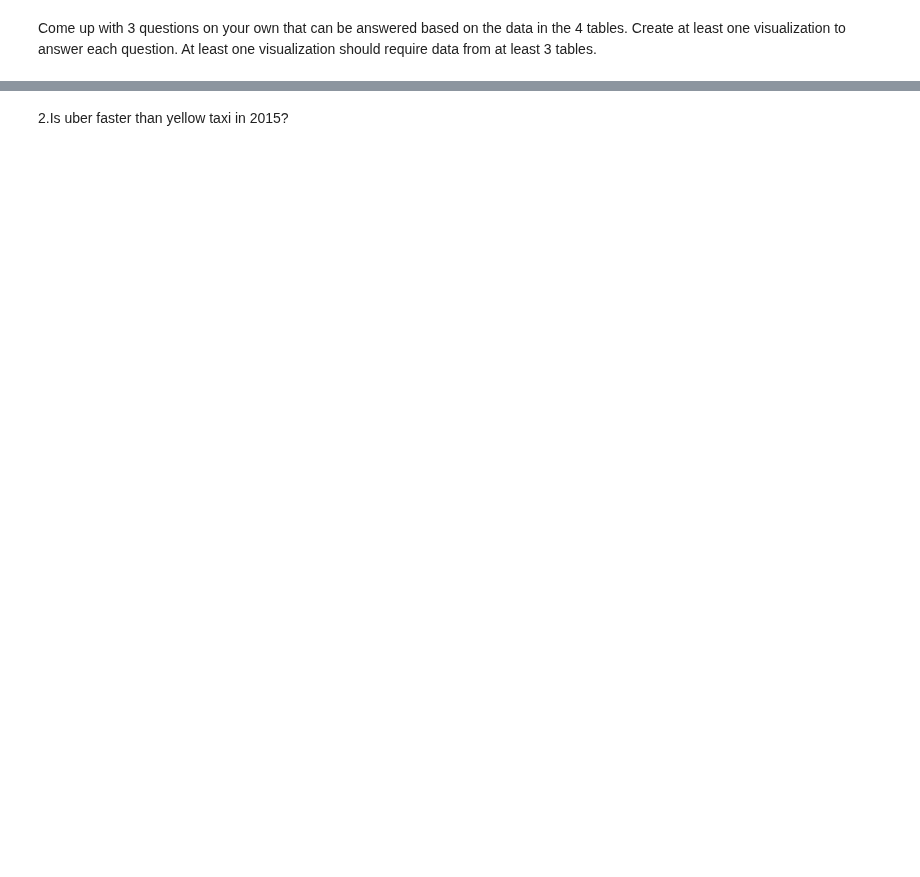
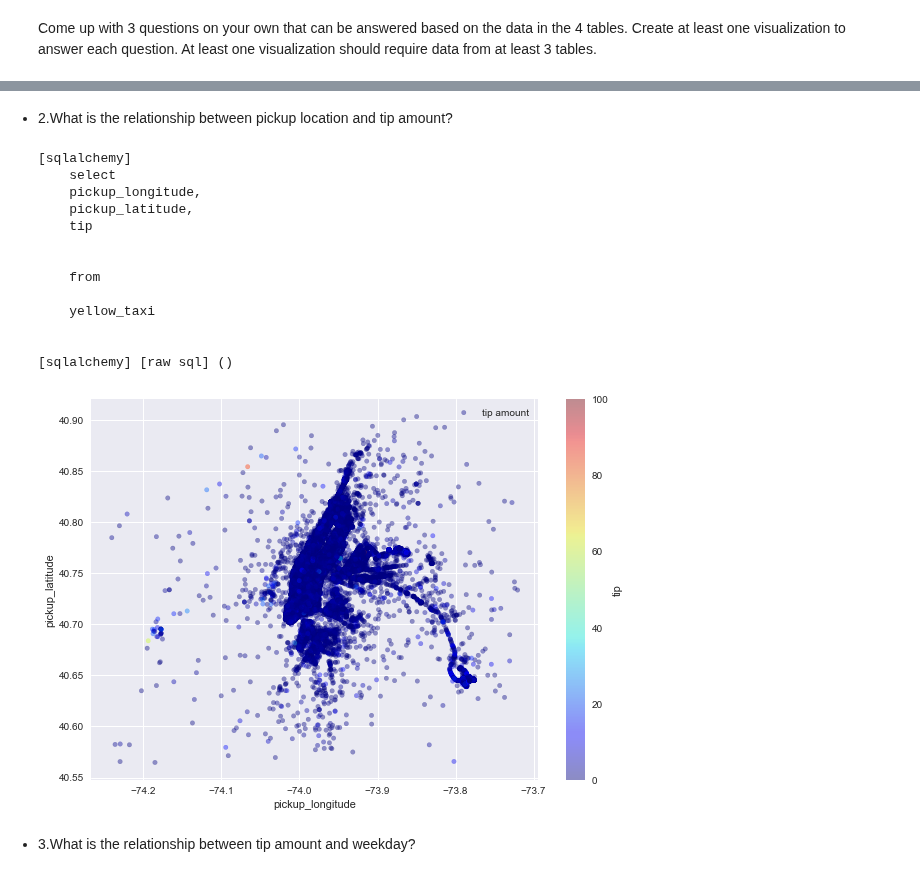
Before and after one commit to ZhengjiWang125/UberTaxisAnalysis, a Jupyter notebook: Final Project.ipynb, the cells around one changed output, grey strips where cells are left out. Saved outputs shown, nothing was run; the diff lists cells and outputs as text; code cells hidden in the pictures; blank space fills up the shorter version.

```diff
--- a/Final Project.ipynb
+++ b/Final Project.ipynb
@@ -1166,2 +1146,42 @@ figure7_1()
-# %% [markdown]
-2.Is uber faster than yellow taxi in 2015?
+# %% [markdown]
+<li> 2.What is the relationship between pickup location and tip amount?
+# %%
+def figure7_2():
+    query1 = '''
+    select
+    pickup_longitude,
+    pickup_latitude,
+    tip
+
+
+    from
+
+    yellow_taxi
+
+    '''
+    df = pd.DataFrame(data = engine.execute(query1).fetchall(),columns = ['pickup_longitude','pickup_latitude','tip'])
+    fig,ax = plt.subplots()
+    df.plot(kind="scatter", x="pickup_longitude", y="pickup_latitude", label="tip amount",
+    c="tip", cmap=plt.get_cmap("jet"),
+    colorbar=True, alpha=0.4, figsize=(10,7),ax=ax)
+    plt.legend()
+    plt.show();
+# %%
+df = figure7_2()
+# %% [output]
+[sqlalchemy]
+    select
+    pickup_longitude,
+    pickup_latitude,
+    tip
+
+
+    from
+
+    yellow_taxi
+
+
+[sqlalchemy] [raw sql] ()
+[figure, added]
+# %% [markdown]
+<li> 3.What is the relationship between tip amount and weekday?
```
Also changed, not shown: parts of 17 cells of this notebook.
